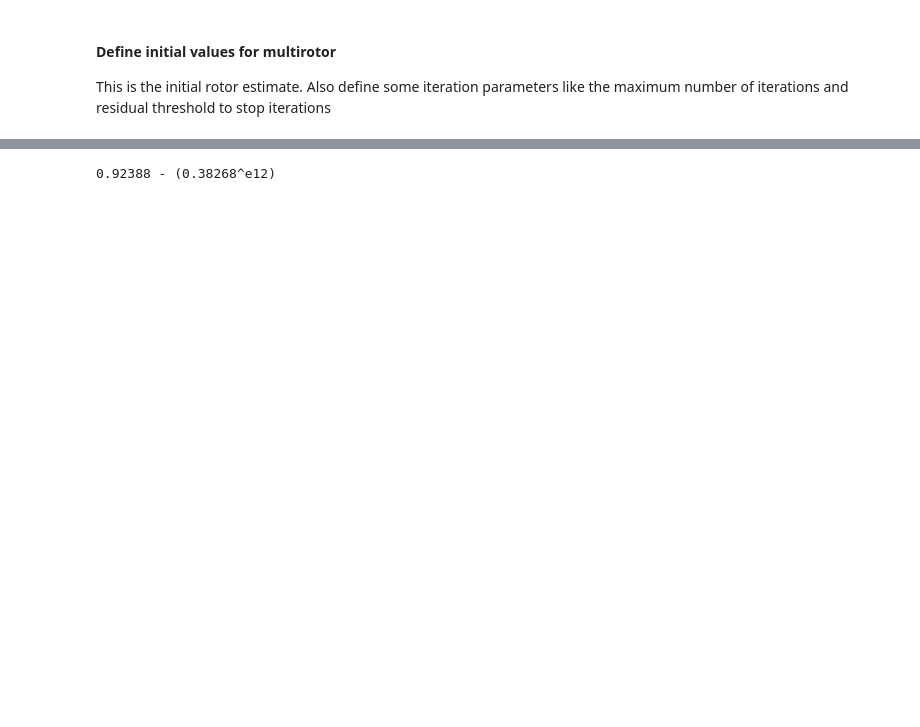
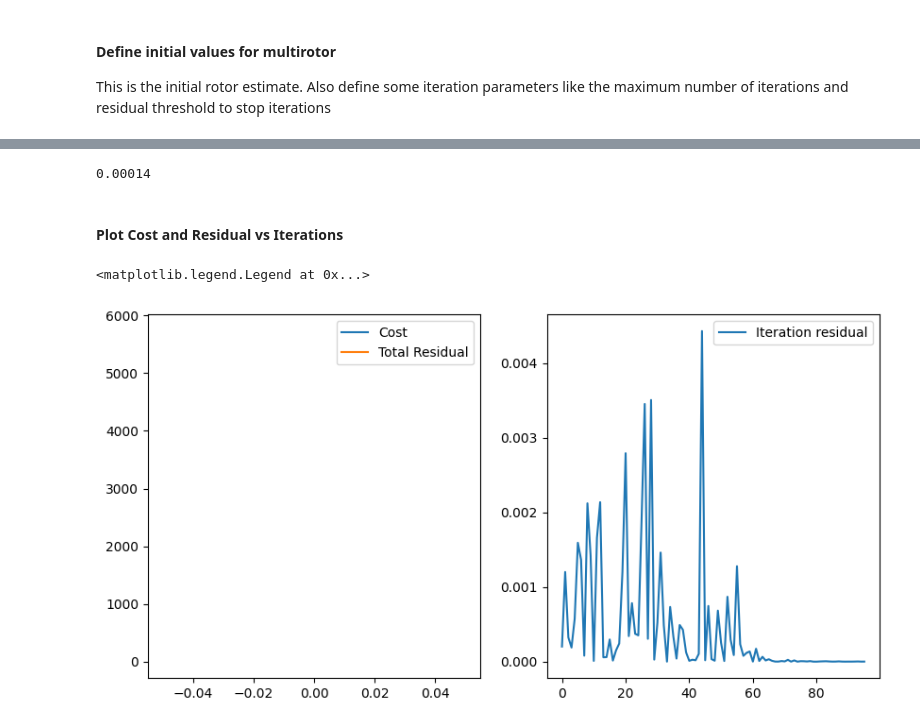
Before and after one commit to juanmed/clifford, a Jupyter notebook: docs/tutorials/g3_rotor_estimation_lopes.ipynb, the cells around one changed output, grey strips where cells are left out. Saved outputs shown, nothing was run; the diff lists cells and outputs as text; code cells hidden in the pictures; blank space fills up the shorter version.

```diff
--- a/docs/tutorials/g3_rotor_estimation_lopes.ipynb
+++ b/docs/tutorials/g3_rotor_estimation_lopes.ipynb
@@ -74,4 +187,20 @@ KeyboardInterrupt:
-# %%
-M
-# %% [output]
-0.92388 - (0.38268^e12)
+# %%
+#### Compute error between ground truth and estimated rotor
+e = 1 - (r*~M)(0)
+e
+# %% [output]
+0.00014
+# %% [markdown]
+#### Plot Cost and Residual vs Iterations
+# %%
+fig1 = plt.figure(figsize = (10, 5))
+ax1 = fig1.add_subplot(1,2,1)
+ax2 = fig1.add_subplot(1,2,2)
+ax1.plot(progress['iters'], progress['cost'], label='Cost')
+ax1.plot(progress['iters'], progress['total_residual'], label='Total Residual')
+ax2.plot(progress['i_residual'], label='Iteration residual')
+ax1.legend()
+ax2.legend()
+# %% [output]
+<matplotlib.legend.Legend at 0x...>
+[figure, added]
```
Also changed, not shown: parts of 8 cells of this notebook.
